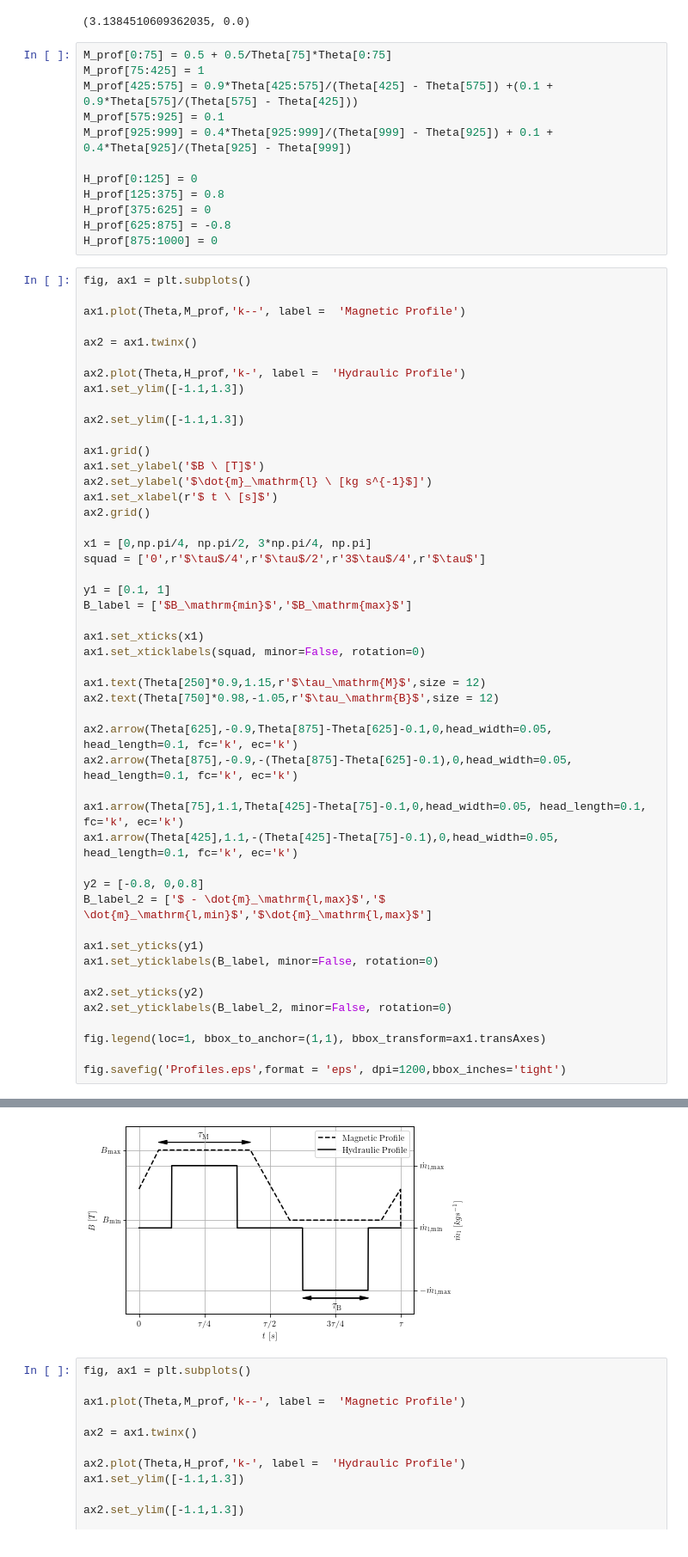
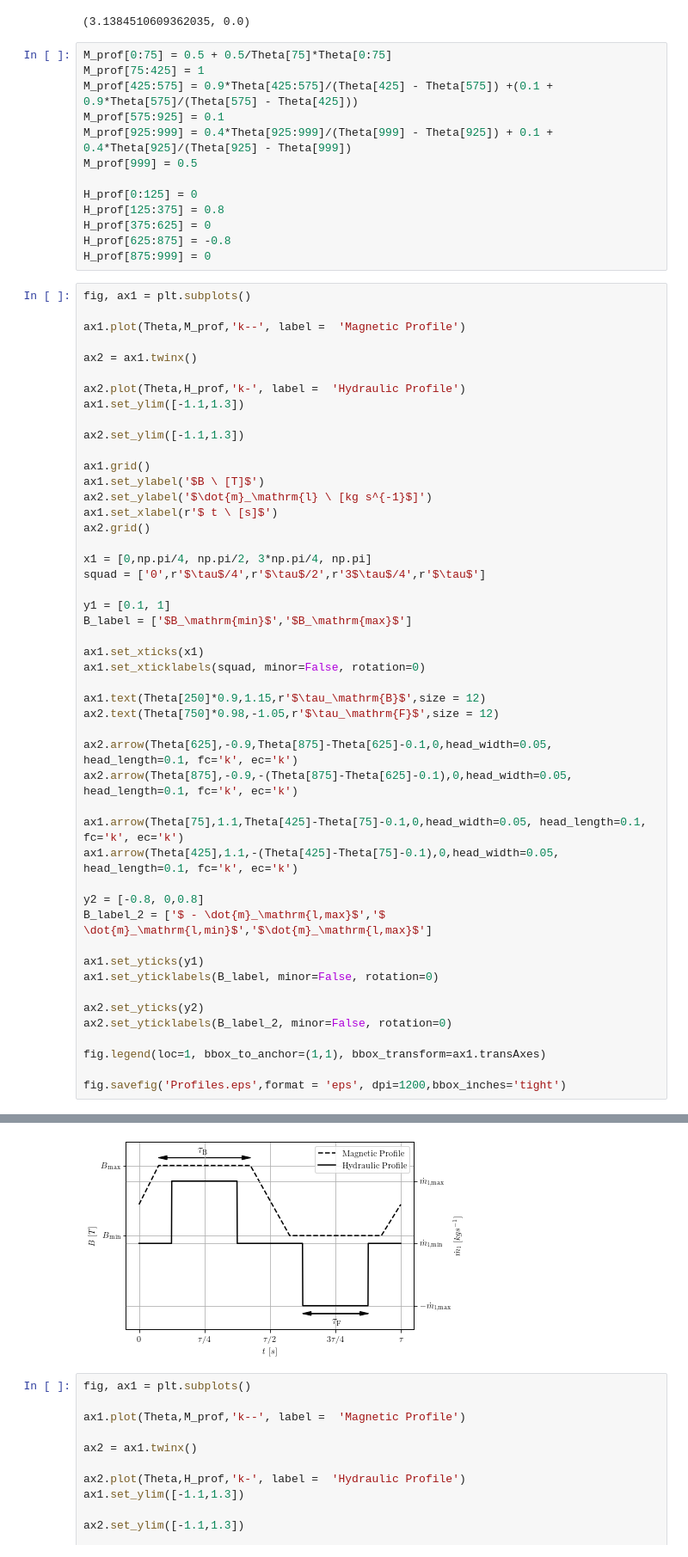
Before and after one commit to gfidelisp/Jupyter, a Jupyter notebook: Paper_HEx_AMR/Profiles.ipynb, the cells around one changed output, grey strips where cells are left out. Shown: that part at 86% size. Saved outputs shown, nothing was run; the diff lists cells and outputs as text.

```diff
--- a/Paper_HEx_AMR/Profiles.ipynb
+++ b/Paper_HEx_AMR/Profiles.ipynb
@@ -20,12 +20,13 @@ M_prof[75:425] = 1
 M_prof[425:575] = 0.9*Theta[425:575]/(Theta[425] - Theta[575]) +(0.1 + 0.9*Theta[575]/(Theta[575] - Theta[425]))
 M_prof[575:925] = 0.1
 M_prof[925:999] = 0.4*Theta[925:999]/(Theta[999] - Theta[925]) + 0.1 + 0.4*Theta[925]/(Theta[925] - Theta[999])
+M_prof[999] = 0.5
 
 H_prof[0:125] = 0
 H_prof[125:375] = 0.8
 H_prof[375:625] = 0
 H_prof[625:875] = -0.8
-H_prof[875:1000] = 0
+H_prof[875:999] = 0
 # %%
 fig, ax1 = plt.subplots()
 
@@ -50,36 +51,36 @@ squad = ['0',r'$\tau$/4',r'$\tau$/2',r'3$\tau$/4',r'$\tau$']
 y1 = [0.1, 1]
 B_label = ['$B_\mathrm{min}$','$B_\mathrm{max}$']
 
 ax1.set_xticks(x1)
 ax1.set_xticklabels(squad, minor=False, rotation=0)
 
-ax1.text(Theta[250]*0.9,1.15,r'$\tau_\mathrm{M}$',size = 12)
-ax2.text(Theta[750]*0.98,-1.05,r'$\tau_\mathrm{B}$',size = 12)
+ax1.text(Theta[250]*0.9,1.15,r'$\tau_\mathrm{B}$',size = 12)
+ax2.text(Theta[750]*0.98,-1.05,r'$\tau_\mathrm{F}$',size = 12)
 
 ax2.arrow(Theta[625],-0.9,Theta[875]-Theta[625]-0.1,0,head_width=0.05, head_length=0.1, fc='k', ec='k')
 ax2.arrow(Theta[875],-0.9,-(Theta[875]-Theta[625]-0.1),0,head_width=0.05, head_length=0.1, fc='k', ec='k')
 
 ax1.arrow(Theta[75],1.1,Theta[425]-Theta[75]-0.1,0,head_width=0.05, head_length=0.1, fc='k', ec='k')
 ax1.arrow(Theta[425],1.1,-(Theta[425]-Theta[75]-0.1),0,head_width=0.05, head_length=0.1, fc='k', ec='k')
 
 y2 = [-0.8, 0,0.8]
 B_label_2 = ['$ - \dot{m}_\mathrm{l,max}$','$ \dot{m}_\mathrm{l,min}$','$\dot{m}_\mathrm{l,max}$']
 
 ax1.set_yticks(y1)
 ax1.set_yticklabels(B_label, minor=False, rotation=0)
 
 ax2.set_yticks(y2)
 ax2.set_yticklabels(B_label_2, minor=False, rotation=0)
 
 fig.legend(loc=1, bbox_to_anchor=(1,1), bbox_transform=ax1.transAxes)
 
 fig.savefig('Profiles.eps',format = 'eps', dpi=1200,bbox_inches='tight')
 # %% [output]
 The PostScript backend does not support transparency; partially transparent artists will be rendered opaque.
 The PostScript backend does not support transparency; partially transparent artists will be rendered opaque.
 The PostScript backend does not support transparency; partially transparent artists will be rendered opaque.
 The PostScript backend does not support transparency; partially transparent artists will be rendered opaque.
-[figure, old version]
+[figure, new version]
 # %%
 fig, ax1 = plt.subplots()
 
```
Also changed, not shown: 13 other files.
